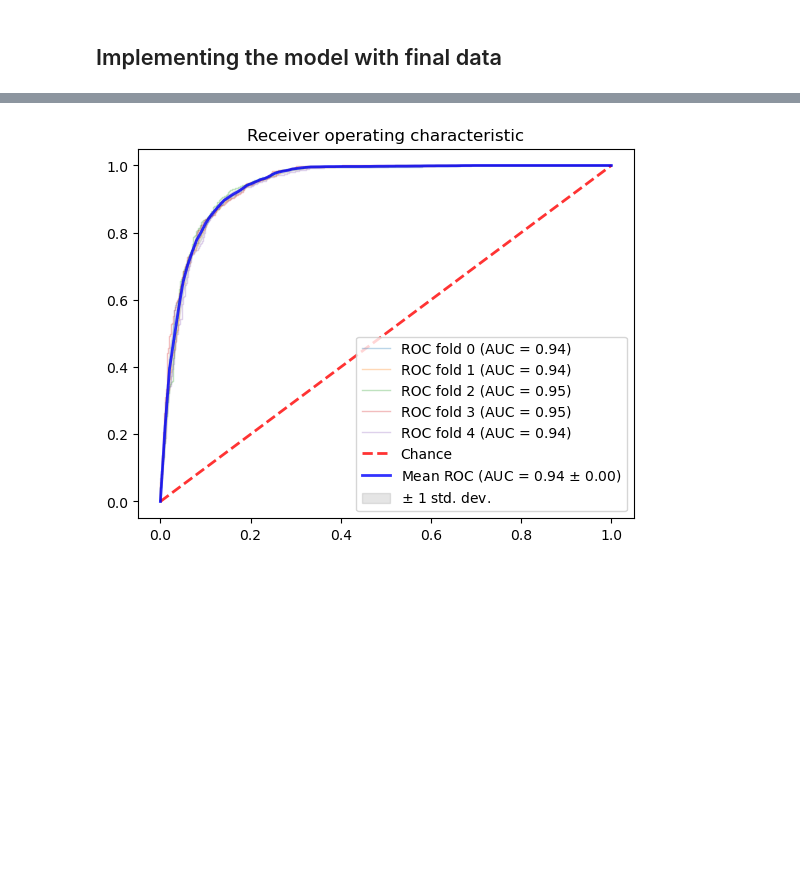
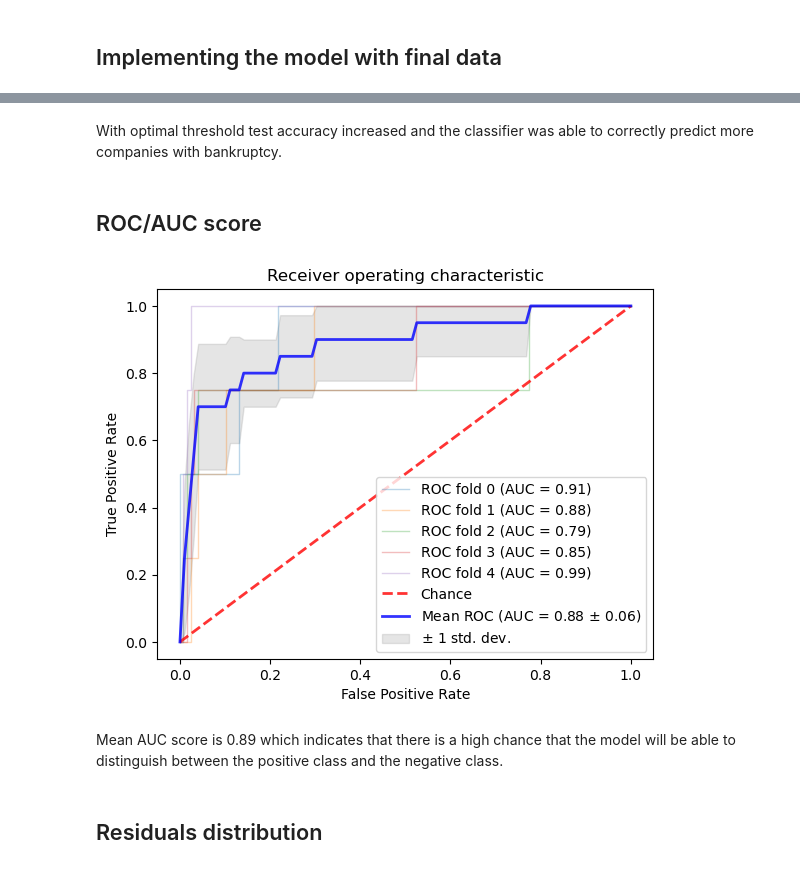
Before and after one commit to SerjWeesp/ml-python, a Jupyter notebook: bankrupt_with_logreg.ipynb, the cells around one changed output, grey strips where cells are left out. Drawn from its saved outputs; the diff is of its cells as text; code cells hidden in the pictures; blank space fills up the shorter version.

```diff
--- a/bankrupt_with_logreg.ipynb
+++ b/bankrupt_with_logreg.ipynb
@@ -525,0 +558,2 @@ df.head()
+# %%
+df = download_df('https://archive.ics.uci.edu/static/public/572/taiwanese+bankruptcy+prediction.zip')
@@ -789,14 +848,14 @@ grid_search.best_params_
 ## Lasso
 # %%
 # Create a logistic regression object with an L1 penalty
-logistic_l2 = LogisticRegression(penalty='l2', solver='liblinear', C=0.1)
+logistic_l1 = LogisticRegression(penalty='l1', solver='liblinear', C=0.1)
 
 # Fit the model
-logistic_l2.fit(X_train_smote, y_train_smote)
+logistic_l1.fit(X_train_smote, y_train_smote)
 
 # Get the model's performance
-print(f"Train accuracy: {logistic_l2.score(X_train_smote, y_train_smote):.3f}")
-print(f"Test accuracy: {logistic_l2.score(X_test_final, y_test):.3f}")
+print(f"Train accuracy: {logistic_l1.score(X_train_smote, y_train_smote):.3f}")
+print(f"Test accuracy: {logistic_l1.score(X_test_final, y_test):.3f}")
 # %% [output]
 Train accuracy: 0.885
 Test accuracy: 0.876
@@ -803,3 +864,3 @@ Test accuracy: 0.876
 # %%
-feature_df, low_imp_df = feature_importance_logreg(logistic_l2, cut_off = 0.05)
+feature_df, low_imp_df = feature_importance_logreg(logistic_l1, X_train_smote, y_train_smote, cut_off = 0.05)
 # %% [output]
@@ -892,0 +958,5 @@ X_test_fe = X_test_final.drop(columns = acc_delete)
+# %%
+to_delete = set(high_pvalues + low_imp_df['Omitted Feature'].to_list())
+logistic_l2 = LogisticRegression(penalty='l2', solver='liblinear', C=0.1, random_state = SEED)
+
+acc_df, acc_delete = plot_omitted_accuracy(logistic_l2, X_train_smote, y_train_smote, X_test_final, y_test, high_pvalues, low_imp_df, SEED=SEED)
@@ -931,5 +1066,13 @@ weighted avg       0.97      0.89      0.92       661
+# %% [markdown]
+With optimal threshold test accuracy increased and the classifier was able to correctly predict more companies with bankruptcy.
+# %% [markdown]
+## ROC/AUC score
 # %%
-plot_roc(X_train_fe, y_train_smote, logistic_l2, 5)
+plot_roc(X_test_fe, y_test, logistic_l2, 5)
 # %% [output]
-[figure, old version]
+[figure, new version]
+# %% [markdown]
+Mean AUC score is 0.89 which indicates that there is a high chance that the model will be able to distinguish between the positive class and the negative class.
+# %% [markdown]
+## Residuals distribution
 # %%
```
Also changed, not shown: parts of 66 cells of this notebook, 1 other file.
